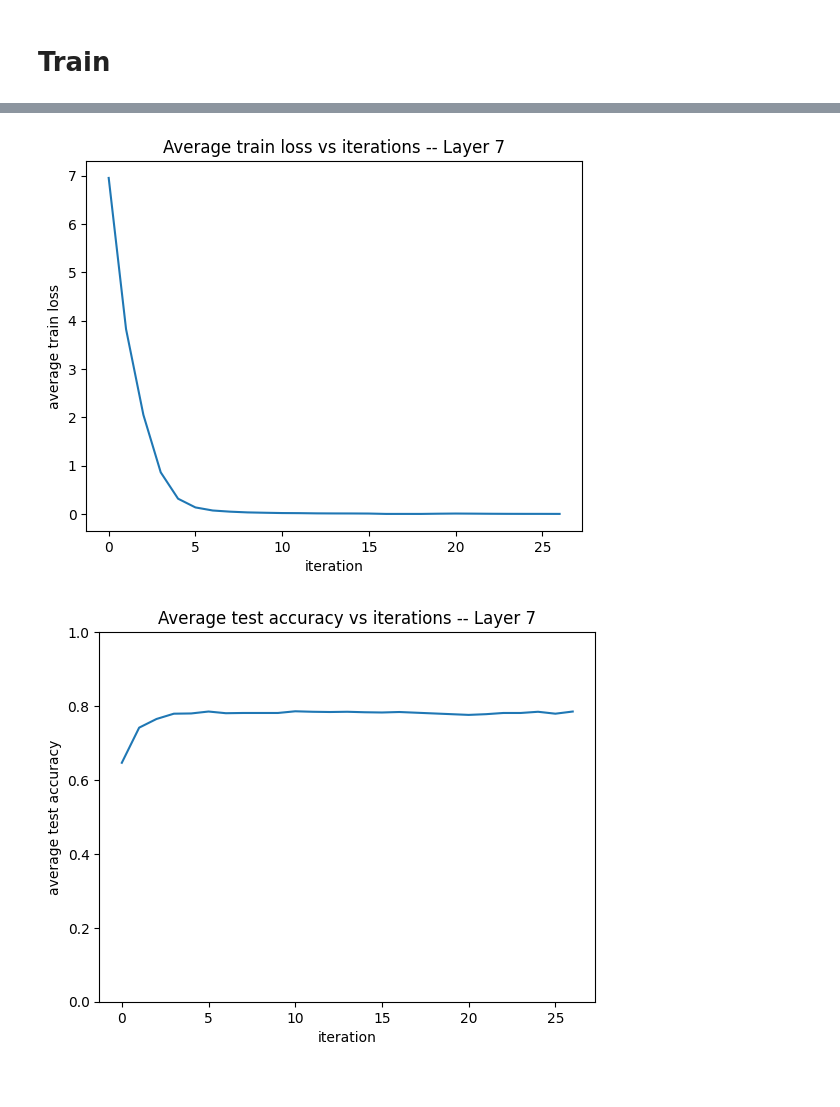
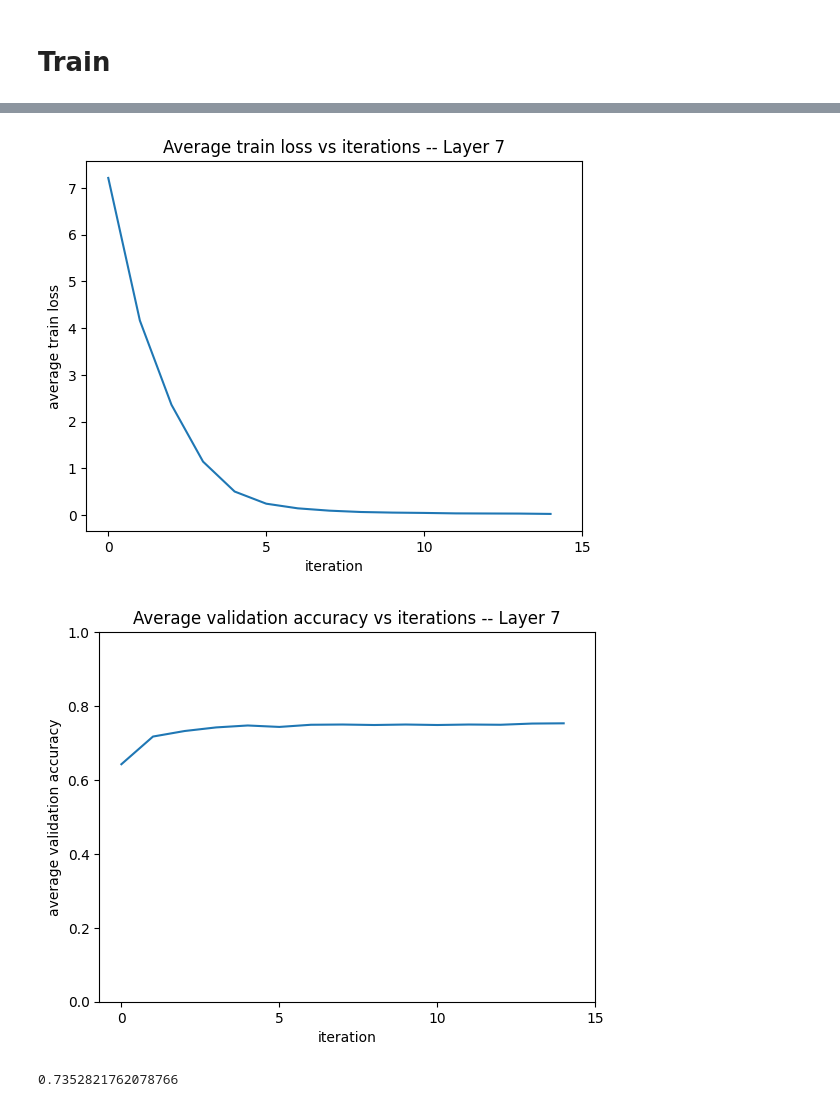
Before and after one commit to keran-w/3d-deep-learning, a Jupyter notebook: Notebooks/train-7.ipynb, the cells around one changed output, grey strips where cells are left out. Drawn from its saved outputs; the diff is of its cells as text; code cells hidden in the pictures.

```diff
--- a/Notebooks/train-7.ipynb
+++ b/Notebooks/train-7.ipynb
@@ -47,5 +47,0 @@ X_test, y_test = pickle.load(open(f'SavedData/test_dataset-{num_layer}.pkl','rb'
-# %%
-le = LabelEncoder()
-le.fit(y_train)
-y_train_ = le.transform(y_train)
-y_test_ = le.transform(y_test)
@@ -73,0 +48,3 @@ label_map
+# %%
+X_train, X_valid, y_train_, y_valid_ = train_test_split(X_train, y_train_, test_size=0.15, random_state=20)
+# stratify=y_train_,
@@ -84,10 +110,10 @@ class bitmapDataset(Dataset):
         return torch.tensor(self.X[index]).float(), self.y[index]
 
 train_dataset = bitmapDataset(X_train, y_train_)
-test_dataset = bitmapDataset(X_test, y_test_)
+valid_dataset = bitmapDataset(X_valid, y_valid_)
 
 train_loader = DataLoader(train_dataset, batch_size=64, shuffle=True)
-test_loader = DataLoader(test_dataset, batch_size=64, shuffle=False)
+valid_loader = DataLoader(valid_dataset, batch_size=64, shuffle=False)
 # %%
 sample_batch = next(iter(train_loader))
 sample_X, sample_y = sample_batch
@@ -176,7 +200,7 @@ model = MVNet(num_labels).to(device)
 criterion = FocalLoss(2)
 optimizer = torch.optim.Adam(model.parameters(), lr=3e-4)
 
-n_epoch = 20
+n_epoch = 15
 
 all_loss_list = []
 all_acc_list = []
@@ -200,19 +224,19 @@ for epoch in range(n_epoch):
 
     model.eval()
     with torch.no_grad():
-        test_pbar = tqdm(test_loader)
-        test_pbar.set_description_str(f'[ Test {epoch+1:03d}/{n_epoch:03d} ]')
-        for batch in test_pbar:
+        valid_pbar = tqdm(valid_loader)
+        valid_pbar.set_description_str(f'[ Valid {epoch+1:03d}/{n_epoch:03d} ]')
+        for batch in valid_pbar:
             X, y = batch
-            logits = model(X.float().to(device), mode='test').detach()
+            logits = model(X.float().to(device), mode='valid').detach()
             true_labels = y.long().to(device)
 
             results = {}
             metric = 'acc'
             results[metric] = (logits.argmax(1) == true_labels).float().mean().item()
-            test_pbar.set_postfix_str(f'{" ".join([f"{k}: {v}" for k, v in results.items()])}')
+            valid_pbar.set_postfix_str(f'{" ".join([f"{k}: {v}" for k, v in results.items()])}')
             acc_list.append(results['acc'])
 
-    print(f'Average train loss: {np.mean(loss_list):.4f} Average test accuracy: {np.mean(acc_list):.3f}')
+    print(f'Average train loss: {np.mean(loss_list):.4f} Average validation accuracy: {np.mean(acc_list):.3f}')
     all_loss_list.append(np.mean(loss_list))
     all_acc_list.append(np.mean(acc_list))
@@ -219,21 +257,20 @@ for epoch in range(n_epoch):
 # %%
-import seaborn as sns
 # all_loss_list, all_acc_list
 sns.lineplot(all_loss_list)
 plt.xlabel('iteration')
 plt.ylabel('average train loss')
 plt.title(f'Average train loss vs iterations -- Layer {num_layer}')
 plt.xticks(list(range(0,len(all_loss_list)+1,5)))
 plt.show()
 
 sns.lineplot(all_acc_list)
 plt.xlabel('iteration')
-plt.ylabel('average test accuracy')
-plt.title(f'Average test accuracy vs iterations -- Layer {num_layer}')
+plt.ylabel('average validation accuracy')
+plt.title(f'Average validation accuracy vs iterations -- Layer {num_layer}')
 plt.xticks(list(range(0,len(all_acc_list)+1,5)))
 plt.ylim([0,1])
 plt.show()
 # %% [output]
-[figure, old version]
+[figure, new version]
-[figure, old version]
+[figure, new version]
 # %%
@@ -244,5 +284,12 @@ torch.save(model, base_path/f'SavedPretrainedModel/model-{num_layer}.pt')
 # %%
-model = torch.load(model_path)
+le = LabelEncoder()
+le.fit(y_test)
+y_test_ = le.transform(y_test)
+test_dataset = bitmapDataset(X_test, y_test_)
+test_loader = DataLoader(test_dataset, batch_size=64, shuffle=False)
+
+model_path = base_path/f'SavedPretrainedModel/model-{num_layer}.pt'
+model = torch.load(model_path).to(device)
 model.eval()
 pred_labels = []
 true_labels = []
@@ -253,7 +300,9 @@ with torch.no_grad():
         pred_labels += logits.argmax(1).tolist()
         true_labels += y.long().tolist()
 
-# np.mean(true_labels == pred_labels)
+np.mean([int(i == j) for i,j in zip(true_labels, pred_labels)])
+# %% [output]
+0.7352821762078766
 # %%
 from sklearn import metrics
 metrics.accuracy_score(true_labels, pred_labels)
```
Also changed, not shown: parts of 11 cells of this notebook.
